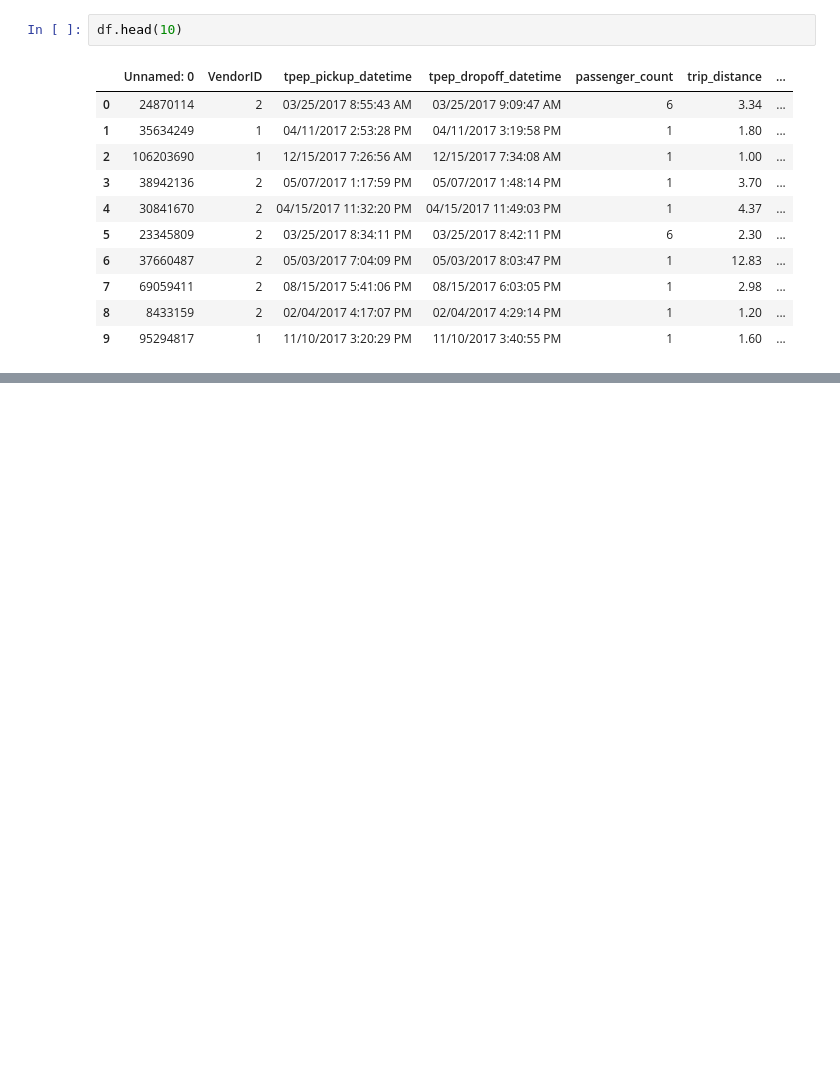
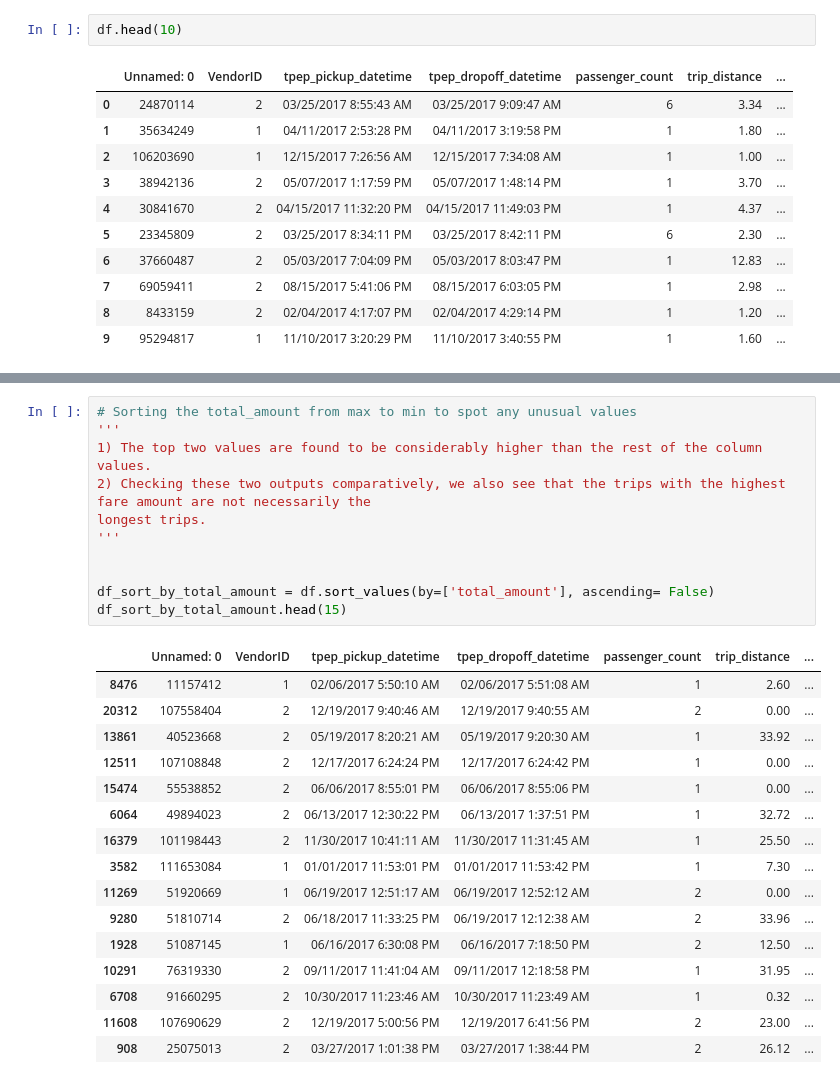
Before and after one commit to muzafferozhan/Taxi_Fare_and_Gratuity_Prediction, a Jupyter notebook: Taxi_Fare_Prediction.ipynb, the cells around one changed output, grey strips where cells are left out. Drawn from its saved outputs; the diff is of its cells as text; blank space fills up the shorter version.

```diff
--- a/Taxi_Fare_Prediction.ipynb
+++ b/Taxi_Fare_Prediction.ipynb
@@ -55,0 +104,28 @@ df.describe()
+# %%
+# Sorting the total_amount from max to min to spot any unusual values
+'''
+1) The top two values are found to be considerably higher than the rest of the column values.
+2) Checking these two outputs comparatively, we also see that the trips with the highest fare amount are not necessarily the
+longest trips.
+'''
+
+
+df_sort_by_total_amount = df.sort_values(by=['total_amount'], ascending= False)
+df_sort_by_total_amount.head(15)
+# %% [output]
+|  | Unnamed: 0 | VendorID | tpep_pickup_datetime | tpep_dropoff_datetime | passenger_count | trip_distance | ... |
+| 8476 | 11157412 | 1 | 02/06/2017 5:50:10 AM | 02/06/2017 5:51:08 AM | 1 | 2.60 | ... |
+| 20312 | 107558404 | 2 | 12/19/2017 9:40:46 AM | 12/19/2017 9:40:55 AM | 2 | 0.00 | ... |
+| 13861 | 40523668 | 2 | 05/19/2017 8:20:21 AM | 05/19/2017 9:20:30 AM | 1 | 33.92 | ... |
+| 12511 | 107108848 | 2 | 12/17/2017 6:24:24 PM | 12/17/2017 6:24:42 PM | 1 | 0.00 | ... |
+| 15474 | 55538852 | 2 | 06/06/2017 8:55:01 PM | 06/06/2017 8:55:06 PM | 1 | 0.00 | ... |
+| 6064 | 49894023 | 2 | 06/13/2017 12:30:22 PM | 06/13/2017 1:37:51 PM | 1 | 32.72 | ... |
+| 16379 | 101198443 | 2 | 11/30/2017 10:41:11 AM | 11/30/2017 11:31:45 AM | 1 | 25.50 | ... |
+| 3582 | 111653084 | 1 | 01/01/2017 11:53:01 PM | 01/01/2017 11:53:42 PM | 1 | 7.30 | ... |
+| 11269 | 51920669 | 1 | 06/19/2017 12:51:17 AM | 06/19/2017 12:52:12 AM | 2 | 0.00 | ... |
+| 9280 | 51810714 | 2 | 06/18/2017 11:33:25 PM | 06/19/2017 12:12:38 AM | 2 | 33.96 | ... |
+| 1928 | 51087145 | 1 | 06/16/2017 6:30:08 PM | 06/16/2017 7:18:50 PM | 2 | 12.50 | ... |
+| 10291 | 76319330 | 2 | 09/11/2017 11:41:04 AM | 09/11/2017 12:18:58 PM | 1 | 31.95 | ... |
+| 6708 | 91660295 | 2 | 10/30/2017 11:23:46 AM | 10/30/2017 11:23:49 AM | 1 | 0.32 | ... |
+| 11608 | 107690629 | 2 | 12/19/2017 5:00:56 PM | 12/19/2017 6:41:56 PM | 2 | 23.00 | ... |
+| 908 | 25075013 | 2 | 03/27/2017 1:01:38 PM | 03/27/2017 1:38:44 PM | 2 | 26.12 | ... |
```
Also changed, not shown: parts of 14 cells of this notebook.
